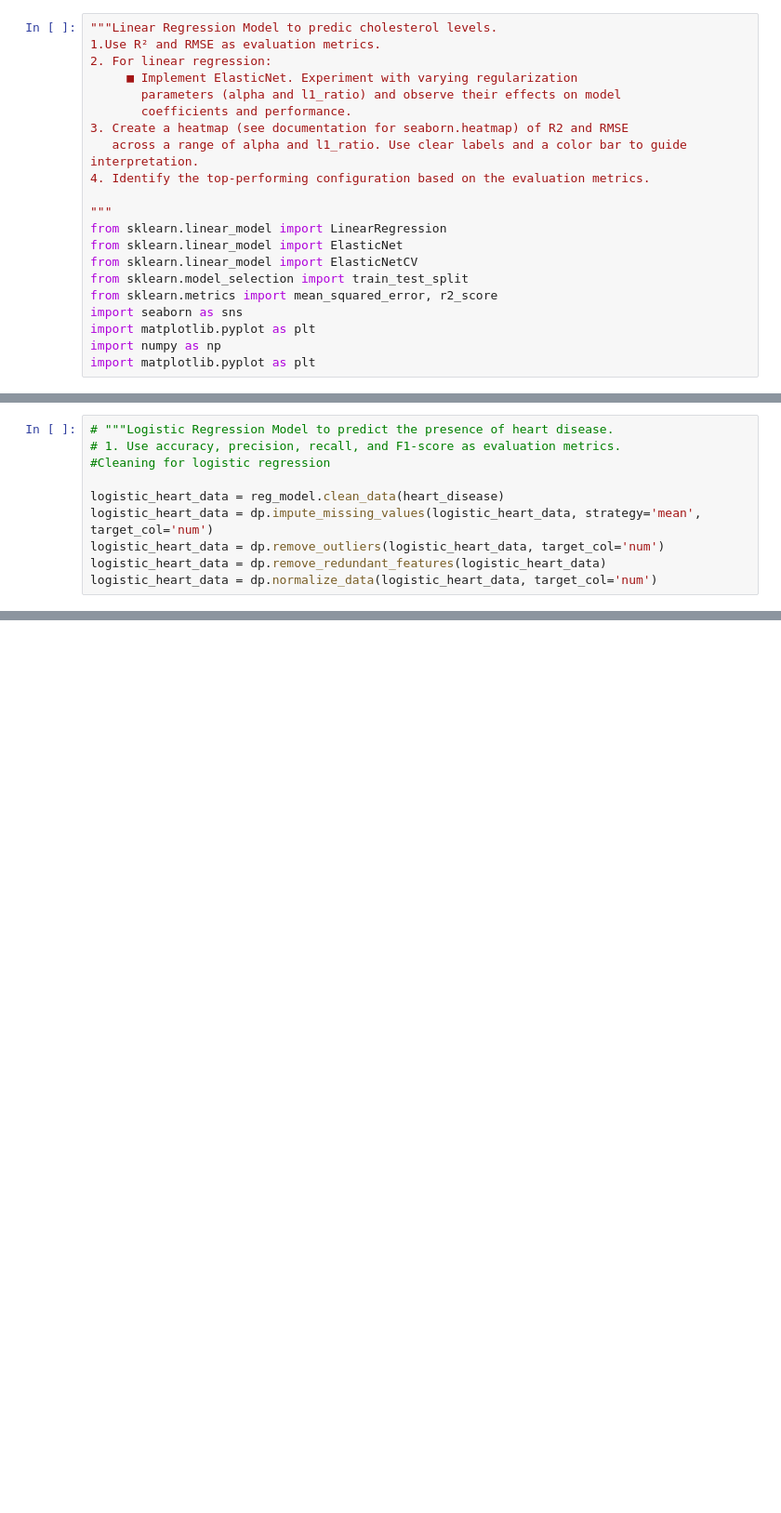
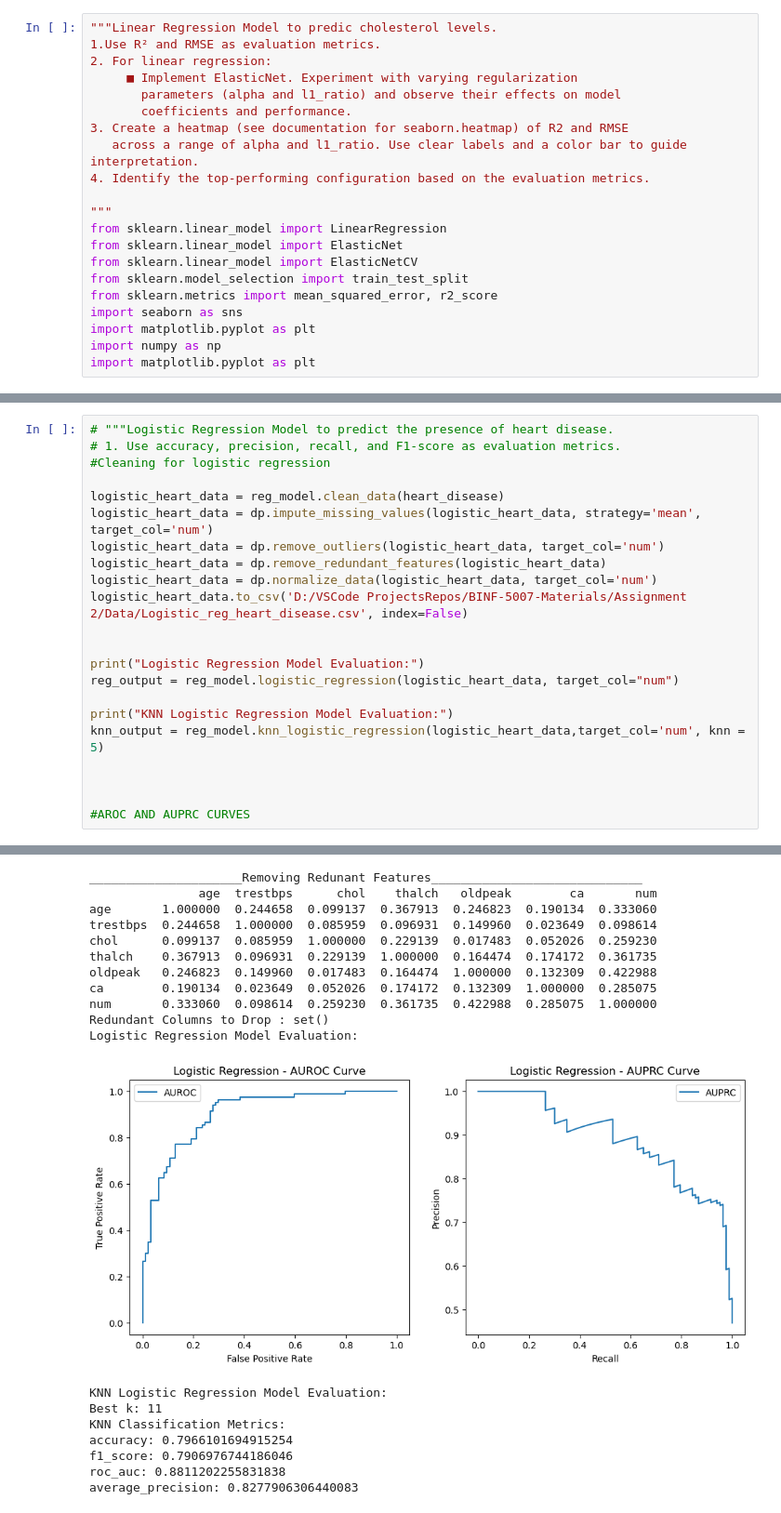
Before and after one commit to codewithprags/BINF-5007-Materials, a Jupyter notebook: Assignment 2/Scripts/main.ipynb, the cells around one changed output, grey strips where cells are left out. Shown at 93% size. Saved outputs shown, nothing was run; the diff lists cells and outputs as text; blank space fills up the shorter version.

Commit message:
final touches on Assignment 2 main stillhave to add comments

```diff
--- a/Assignment 2/Scripts/main.ipynb
+++ b/Assignment 2/Scripts/main.ipynb
@@ -88,3 +104,16 @@ logistic_heart_data = dp.impute_missing_values(logistic_heart_data, strategy='me
 logistic_heart_data = dp.remove_outliers(logistic_heart_data, target_col='num')
 logistic_heart_data = dp.remove_redundant_features(logistic_heart_data)
 logistic_heart_data = dp.normalize_data(logistic_heart_data, target_col='num')
+logistic_heart_data.to_csv('D:/VSCode ProjectsRepos/BINF-5007-Materials/Assignment 2/Data/Logistic_reg_heart_disease.csv', index=False)
+
+
+print("Logistic Regression Model Evaluation:")
+reg_output = reg_model.logistic_regression(logistic_heart_data, target_col="num")
+
+print("KNN Logistic Regression Model Evaluation:")
+knn_output = reg_model.knn_logistic_regression(logistic_heart_data,target_col='num', knn = 5)
+
+
+
+#AROC AND AUPRC CURVES
+# %% [output]
@@ -90,0 +132,19 @@ logistic_heart_data = dp.normalize_data(logistic_heart_data, target_col='num')
+_____________________Removing Redunant Features_____________________________
+               age  trestbps      chol    thalch   oldpeak        ca       num
+age       1.000000  0.244658  0.099137  0.367913  0.246823  0.190134  0.333060
+trestbps  0.244658  1.000000  0.085959  0.096931  0.149960  0.023649  0.098614
+chol      0.099137  0.085959  1.000000  0.229139  0.017483  0.052026  0.259230
+thalch    0.367913  0.096931  0.229139  1.000000  0.164474  0.174172  0.361735
+oldpeak   0.246823  0.149960  0.017483  0.164474  1.000000  0.132309  0.422988
+ca        0.190134  0.023649  0.052026  0.174172  0.132309  1.000000  0.285075
+num       0.333060  0.098614  0.259230  0.361735  0.422988  0.285075  1.000000
+Redundant Columns to Drop : set()
+Logistic Regression Model Evaluation:
+[figure, added]
+KNN Logistic Regression Model Evaluation:
+Best k: 11
+KNN Classification Metrics:
+accuracy: 0.7966101694915254
+f1_score: 0.7906976744186046
+roc_auc: 0.8811202255831838
+average_precision: 0.8277906306440083
```
Also changed, not shown: parts of 3 cells of this notebook, 3 other files.
